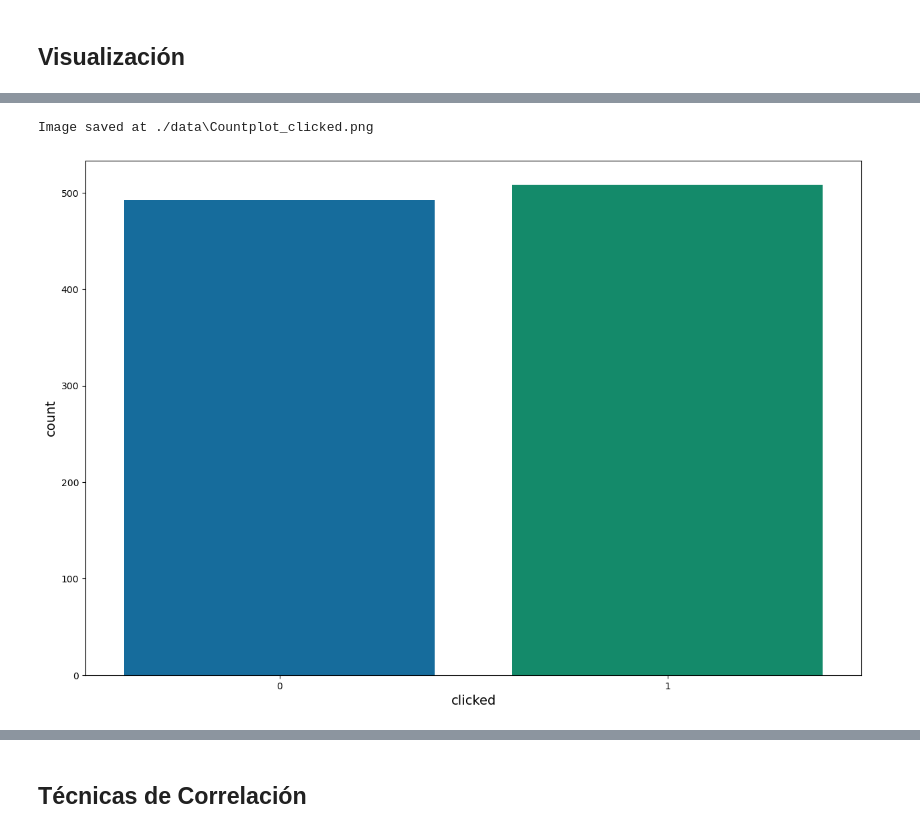
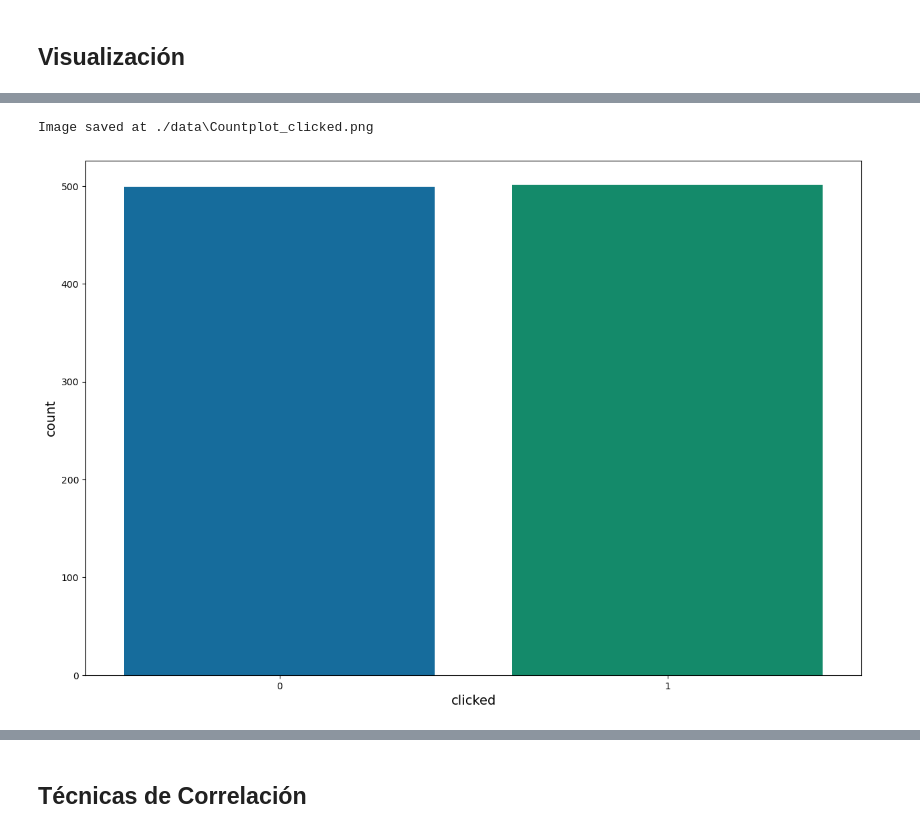
Before and after one commit to dfosorio111/tech_skills, a Jupyter notebook: auxiliar/ml_test.ipynb, the cells around one changed output, grey strips where cells are left out. Drawn from its saved outputs; the diff is of its cells as text; code cells hidden in the pictures.

```diff
--- a/auxiliar/ml_test.ipynb
+++ b/auxiliar/ml_test.ipynb
@@ -412,9 +690,9 @@ Image saved at ./data/Barplot_audience_clicked.png
 # %%
 # count plot: contar observaciones por categoria en columna
 # x= 'clicked'
-explore.discrete_var_countplot(x='clicked',data=df,output_path='./data')
+explore.discrete_var_countplot(x='clicked',data=data_copy,output_path='./data')
 # %% [output]
 Image saved at ./data\Countplot_clicked.png
-[figure, old version]
+[figure, new version]
 # %%
 # box plot
```
Also changed, not shown: parts of 71 cells of this notebook, 19 other files.
